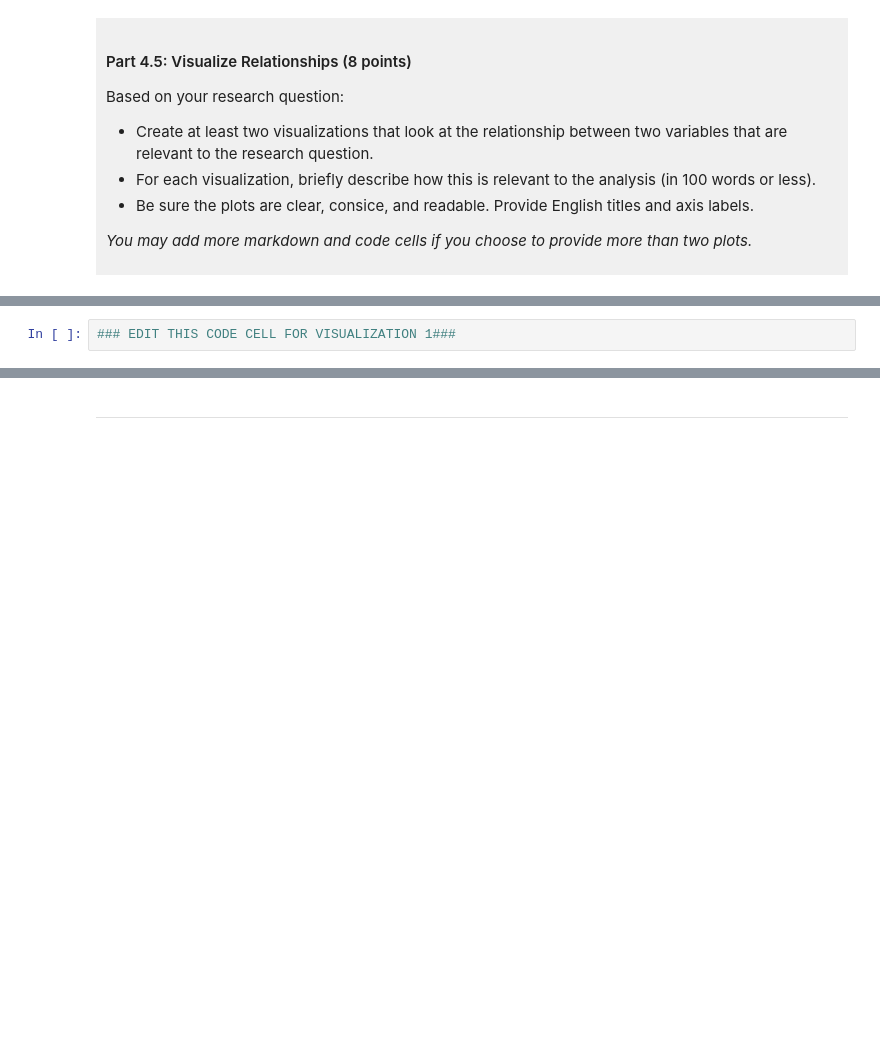
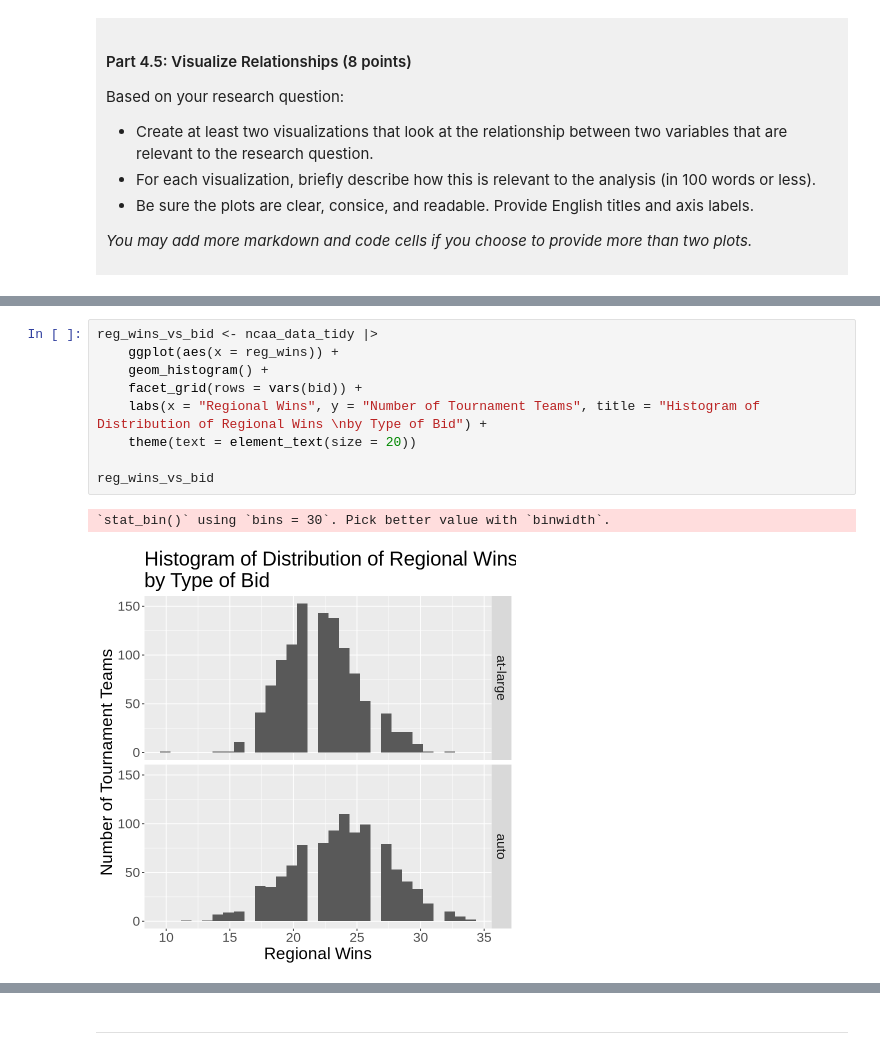
Before and after one commit to chickensandwich2736/dsci-100-project-alex-ren, a Jupyter notebook: dsci-100-project-notebook.ipynb, the cells around one changed output, grey strips where cells are left out. Saved outputs shown, nothing was run; the diff lists cells and outputs as text; blank space fills up the shorter version.

```diff
--- a/dsci-100-project-notebook.ipynb
+++ b/dsci-100-project-notebook.ipynb
@@ -323,3 +391,13 @@ Visualization 1: %%% EDIT THIS MARKDOWN CELL%%%
 # %%
-### EDIT THIS CODE CELL FOR VISUALIZATION 1###
+reg_wins_vs_bid <- ncaa_data_tidy |>
+    ggplot(aes(x = reg_wins)) +
+    geom_histogram() +
+    facet_grid(rows = vars(bid)) +
+    labs(x = "Regional Wins", y = "Number of Tournament Teams", title = "Histogram of Distribution of Regional Wins \nby Type of Bid") +
+    theme(text = element_text(size = 20))
+
+reg_wins_vs_bid
+# %% [output]
+`stat_bin()` using `bins = 30`. Pick better value with `binwidth`.
+[figure, added]
 # %% [markdown]
```
Also changed, not shown: parts of 12 cells of this notebook.
